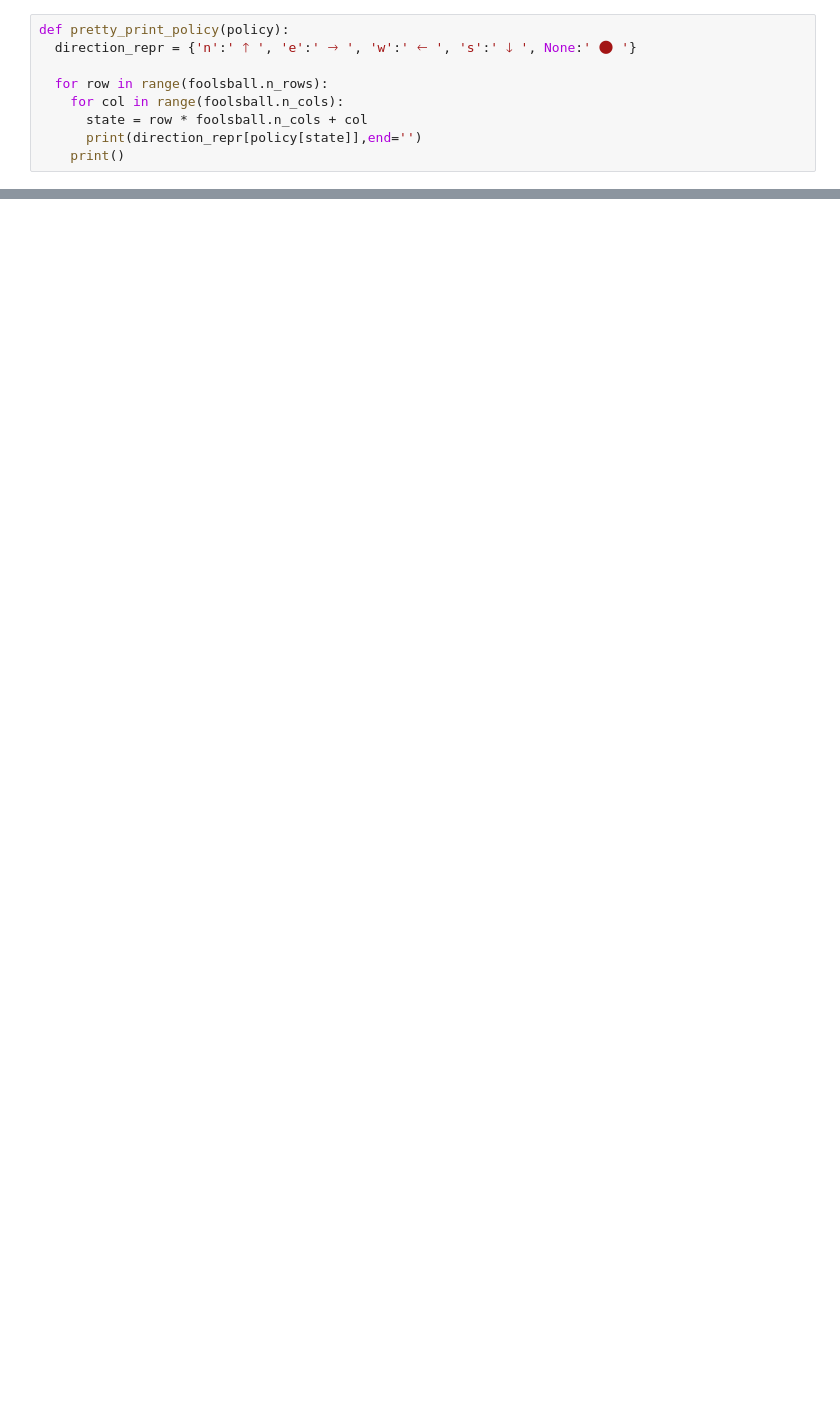
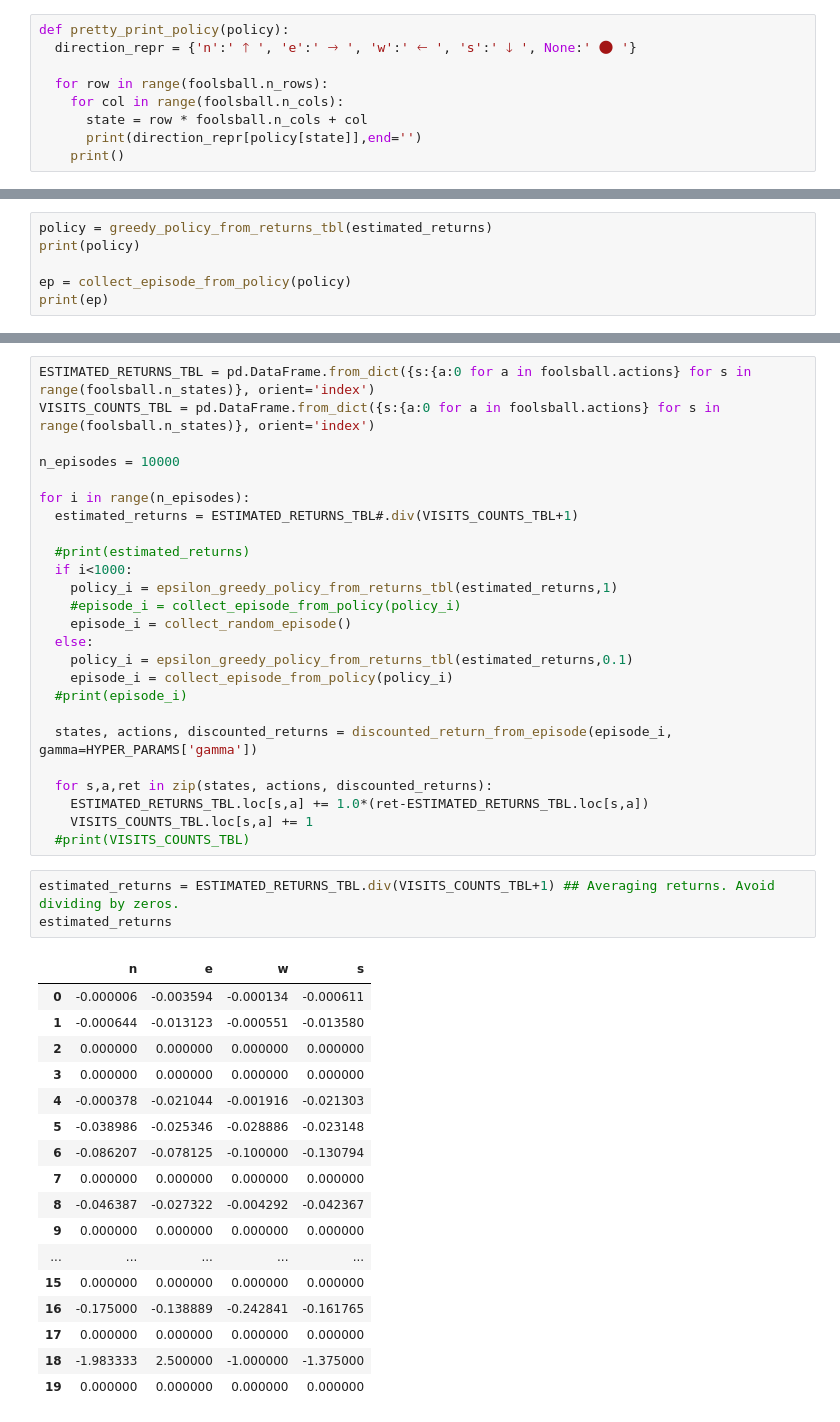
Before and after one commit to farhanhubble/discover-drl, a Jupyter notebook: Rediscovering_RL_Notebook_0_.ipynb, the cells around one changed output, grey strips where cells are left out. Cells and saved outputs as stored; diff of their text form; blank space fills up the shorter version.

```diff
--- a/Rediscovering_RL_Notebook_0_.ipynb
+++ b/Rediscovering_RL_Notebook_0_.ipynb
@@ -504,0 +976,6 @@ np.empty()
+# %%
+policy = greedy_policy_from_returns_tbl(estimated_returns)
+print(policy)
+
+ep = collect_episode_from_policy(policy)
+print(ep)
@@ -504,0 +1209,46 @@ np.empty()
+# %%
+ESTIMATED_RETURNS_TBL = pd.DataFrame.from_dict({s:{a:0 for a in foolsball.actions} for s in range(foolsball.n_states)}, orient='index')
+VISITS_COUNTS_TBL = pd.DataFrame.from_dict({s:{a:0 for a in foolsball.actions} for s in range(foolsball.n_states)}, orient='index')
+
+n_episodes = 10000
+
+for i in range(n_episodes):
+  estimated_returns = ESTIMATED_RETURNS_TBL#.div(VISITS_COUNTS_TBL+1)
+
+  #print(estimated_returns)
+  if i<1000:
+    policy_i = epsilon_greedy_policy_from_returns_tbl(estimated_returns,1)
+    #episode_i = collect_episode_from_policy(policy_i)
+    episode_i = collect_random_episode()
+  else:
+    policy_i = epsilon_greedy_policy_from_returns_tbl(estimated_returns,0.1)
+    episode_i = collect_episode_from_policy(policy_i)
+  #print(episode_i)
+
+  states, actions, discounted_returns = discounted_return_from_episode(episode_i, gamma=HYPER_PARAMS['gamma'])
+
+  for s,a,ret in zip(states, actions, discounted_returns):
+    ESTIMATED_RETURNS_TBL.loc[s,a] += 1.0*(ret-ESTIMATED_RETURNS_TBL.loc[s,a])
+    VISITS_COUNTS_TBL.loc[s,a] += 1
+  #print(VISITS_COUNTS_TBL)
+# %%
+estimated_returns = ESTIMATED_RETURNS_TBL.div(VISITS_COUNTS_TBL+1) ## Averaging returns. Avoid dividing by zeros.
+estimated_returns
+# %% [output]
+|  | n | e | w | s |
+| 0 | -0.000006 | -0.003594 | -0.000134 | -0.000611 |
+| 1 | -0.000644 | -0.013123 | -0.000551 | -0.013580 |
+| 2 | 0.000000 | 0.000000 | 0.000000 | 0.000000 |
+| 3 | 0.000000 | 0.000000 | 0.000000 | 0.000000 |
+| 4 | -0.000378 | -0.021044 | -0.001916 | -0.021303 |
+| 5 | -0.038986 | -0.025346 | -0.028886 | -0.023148 |
+| 6 | -0.086207 | -0.078125 | -0.100000 | -0.130794 |
+| 7 | 0.000000 | 0.000000 | 0.000000 | 0.000000 |
+| 8 | -0.046387 | -0.027322 | -0.004292 | -0.042367 |
+| 9 | 0.000000 | 0.000000 | 0.000000 | 0.000000 |
+| ... | ... | ... | ... | ... |
+| 15 | 0.000000 | 0.000000 | 0.000000 | 0.000000 |
+| 16 | -0.175000 | -0.138889 | -0.242841 | -0.161765 |
+| 17 | 0.000000 | 0.000000 | 0.000000 | 0.000000 |
+| 18 | -1.983333 | 2.500000 | -1.000000 | -1.375000 |
+| 19 | 0.000000 | 0.000000 | 0.000000 | 0.000000 |
```
Also changed, not shown: parts of 60 cells of this notebook.
